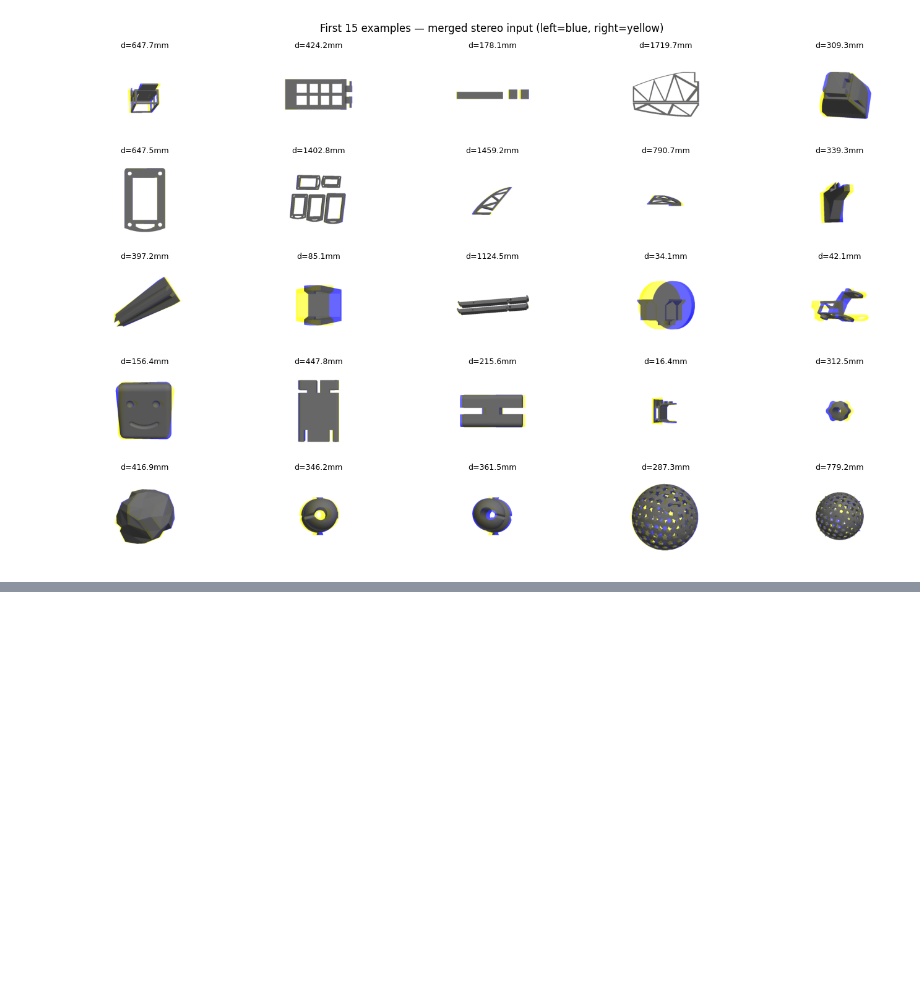
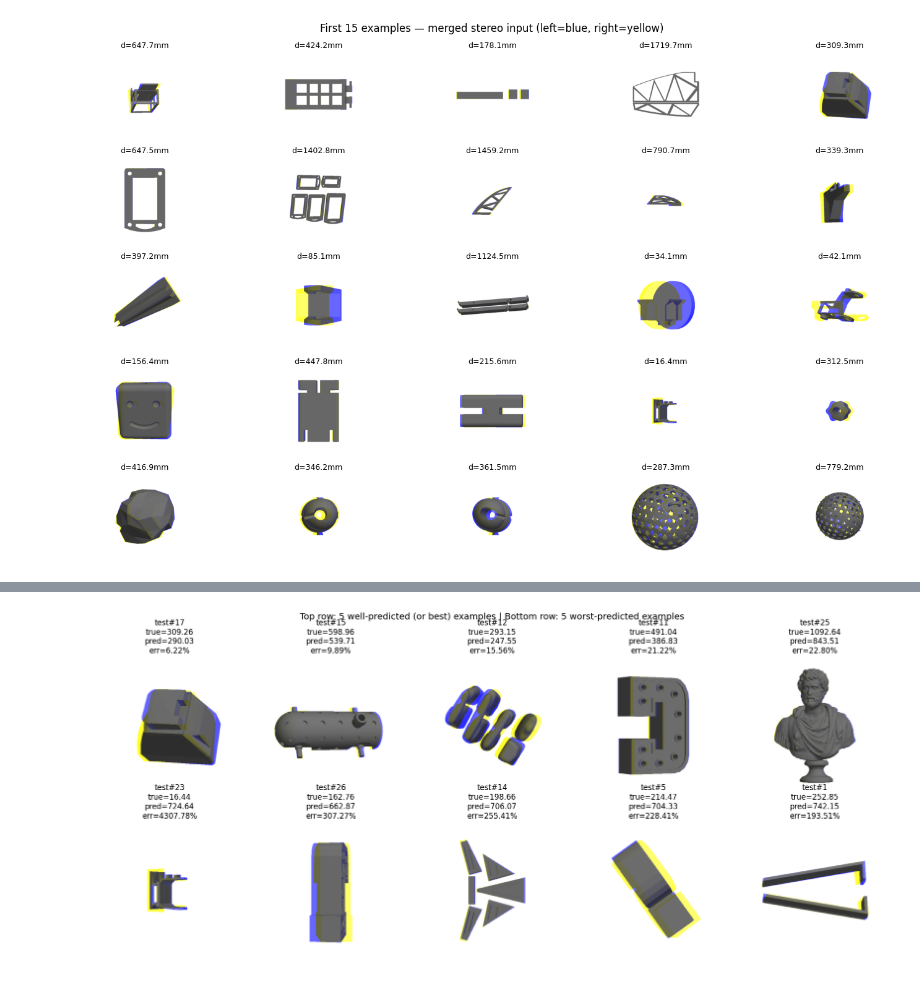
Before and after one commit to nivnoach/stereocrunch, a Jupyter notebook: depth.ipynb, the cells around one changed output, grey strips where cells are left out. Cells and saved outputs as stored; diff of their text form; code cells hidden in the pictures; blank space fills up the shorter version.

```diff
--- a/depth.ipynb
+++ b/depth.ipynb
@@ -218,0 +232,57 @@ Confusion matrix:
+# %%
+import numpy as np
+
+# Select and display 5 well-predicted (<5% error) and 5 worst-predicted test examples.
+import matplotlib.pyplot as plt
+
+# ensure flattened
+y_pred_arr = np.asarray(y_pred).flatten()
+y_test_arr = np.asarray(y_test).flatten()
+
+# percentage absolute error (guard against division by zero)
+eps = 1e-6
+pct_err = np.abs(y_pred_arr - y_test_arr) / np.maximum(np.abs(y_test_arr), eps)
+
+# sorted indices by error
+sorted_idx = np.argsort(pct_err)
+# well-predicted indices (error < 5%)
+well_mask = pct_err < 0.05
+well_candidates = sorted_idx[well_mask[sorted_idx]]
+# pick up to 5 from true <5% set, fill with best remaining if fewer
+n_well = 5
+well_idx = list(well_candidates[:n_well])
+if len(well_idx) < n_well:
+    for idx in sorted_idx:
+        if idx not in well_idx:
+            well_idx.append(idx)
+        if len(well_idx) == n_well:
+            break
+
+# worst 5 (largest pct error)
+worst_idx = list(np.argsort(pct_err)[-5:][::-1])
+
+# display
+fig, axes = plt.subplots(2, 5, figsize=(18, 8))
+for col, idx in enumerate(well_idx):
+    left = X_test[idx, :, :, 0]
+    right = X_test[idx, :, :, 1]
+    vis = np.stack([right, right, left], axis=-1)
+    ax = axes[0, col]
+    ax.imshow(vis)
+    ax.set_title(f"test#{idx}\ntrue={y_test_arr[idx]:.2f}\npred={y_pred_arr[idx]:.2f}\nerr={pct_err[idx]*100:.2f}%")
+    ax.axis("off")
+
+for col, idx in enumerate(worst_idx):
+    left = X_test[idx, :, :, 0]
+    right = X_test[idx, :, :, 1]
+    vis = np.stack([right, right, left], axis=-1)
+    ax = axes[1, col]
+    ax.imshow(vis)
+    ax.set_title(f"test#{idx}\ntrue={y_test_arr[idx]:.2f}\npred={y_pred_arr[idx]:.2f}\nerr={pct_err[idx]*100:.2f}%")
+    ax.axis("off")
+
+plt.suptitle("Top row: 5 well-predicted (or best) examples | Bottom row: 5 worst-predicted examples", fontsize=14)
+plt.tight_layout()
+plt.show()
+# %% [output]
+[figure, added]
```
Also changed, not shown: parts of 5 cells of this notebook.
